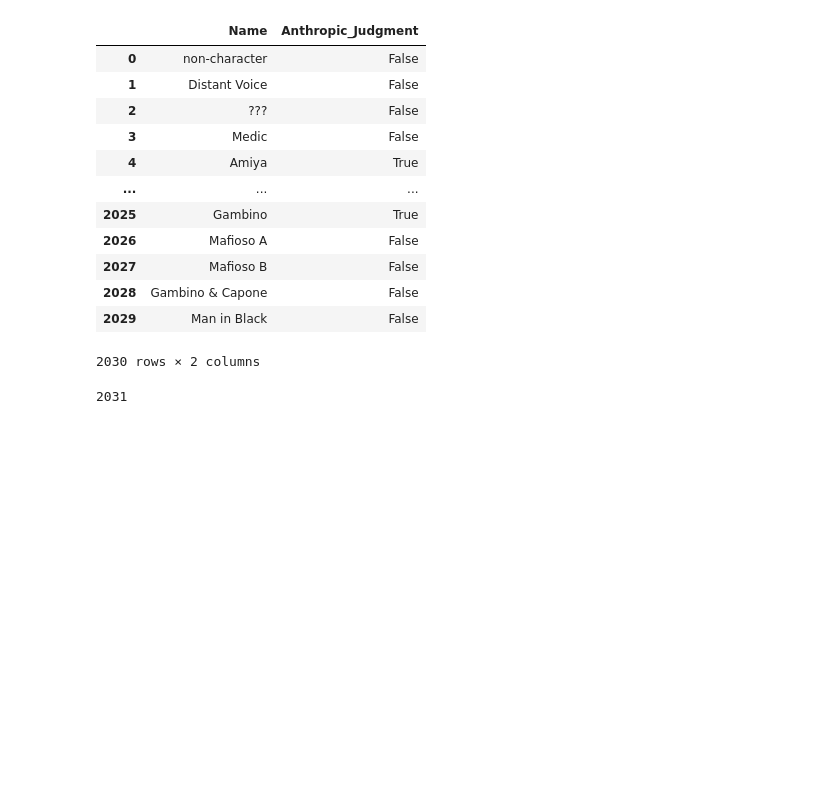
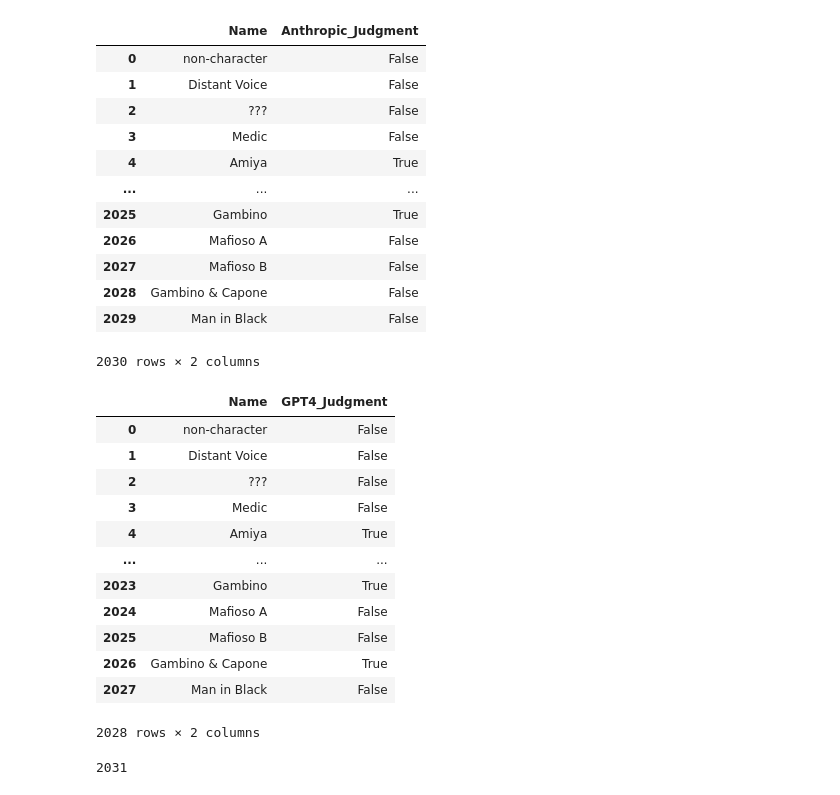
Before and after one commit to Marugannwg/Game-Narrative-Space-Medley, a Jupyter notebook: LLM_interactions.ipynb, the cells around one changed output. Saved outputs shown, nothing was run; the diff lists cells and outputs as text; code cells hidden in the pictures; blank space fills up the shorter version.

```diff
--- a/LLM_interactions.ipynb
+++ b/LLM_interactions.ipynb
@@ -502,6 +517,22 @@ claude_df
 | 2028 | Gambino & Capone | False |
 | 2029 | Man in Black | False |
 2030 rows × 2 columns
+# %%
+gpt4_df
+# %% [output]
+|  | Name | GPT4_Judgment |
+| 0 | non-character | False |
+| 1 | Distant Voice | False |
+| 2 | ??? | False |
+| 3 | Medic | False |
+| 4 | Amiya | True |
+| ... | ... | ... |
+| 2023 | Gambino | True |
+| 2024 | Mafioso A | False |
+| 2025 | Mafioso B | False |
+| 2026 | Gambino & Capone | True |
+| 2027 | Man in Black | False |
+2028 rows × 2 columns
 # %%
 len(characters)
 # %% [output]
```
Also changed, not shown: parts of 25 cells of this notebook, 46 other files.
